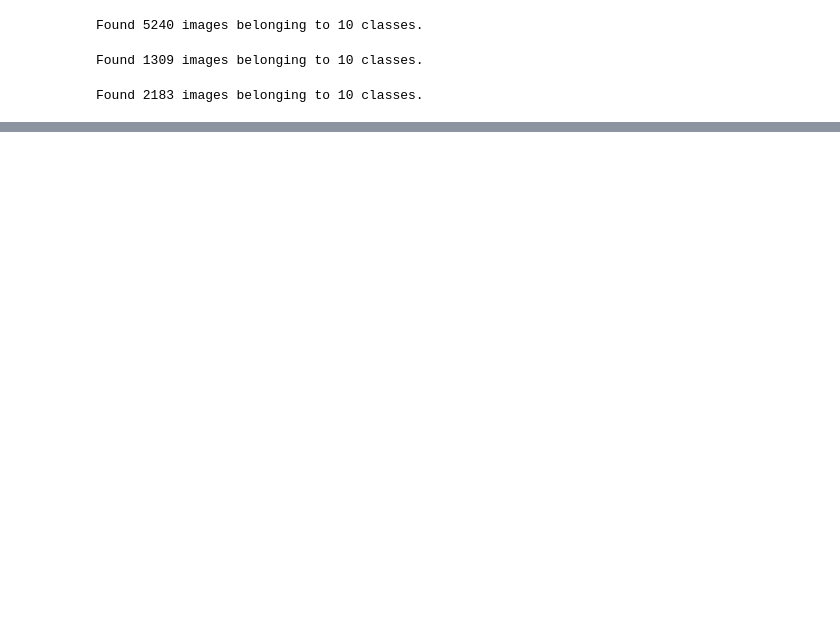
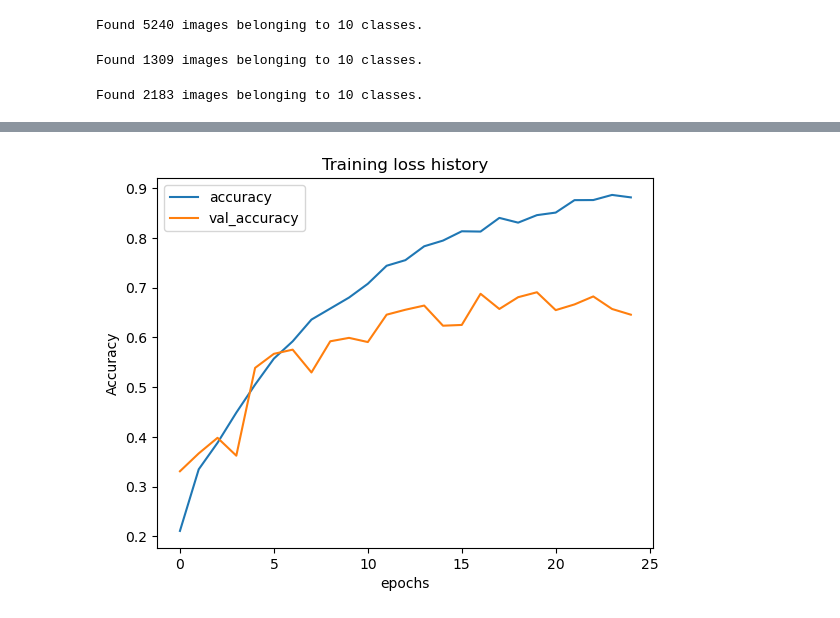
Before and after one commit to ewestrich/Eyeballing-City-Sounds, a Jupyter notebook: CNN_Modeling.ipynb, the cells around one changed output, grey strips where cells are left out. Drawn from its saved outputs; the diff is of its cells as text; code cells hidden in the pictures; blank space fills up the shorter version.

```diff
--- a/CNN_Modeling.ipynb
+++ b/CNN_Modeling.ipynb
@@ -182,0 +213,8 @@ Epoch 25/25
+# %%
+col_list = ['accuracy', 'val_accuracy']
+train_cnn_history[col_list].plot()
+plt.ylabel('Accuracy')
+plt.title('Training loss history')
+plt.show()
+# %% [output]
+[figure, added]
```
Also changed, not shown: parts of 66 cells of this notebook, 21 other files.
